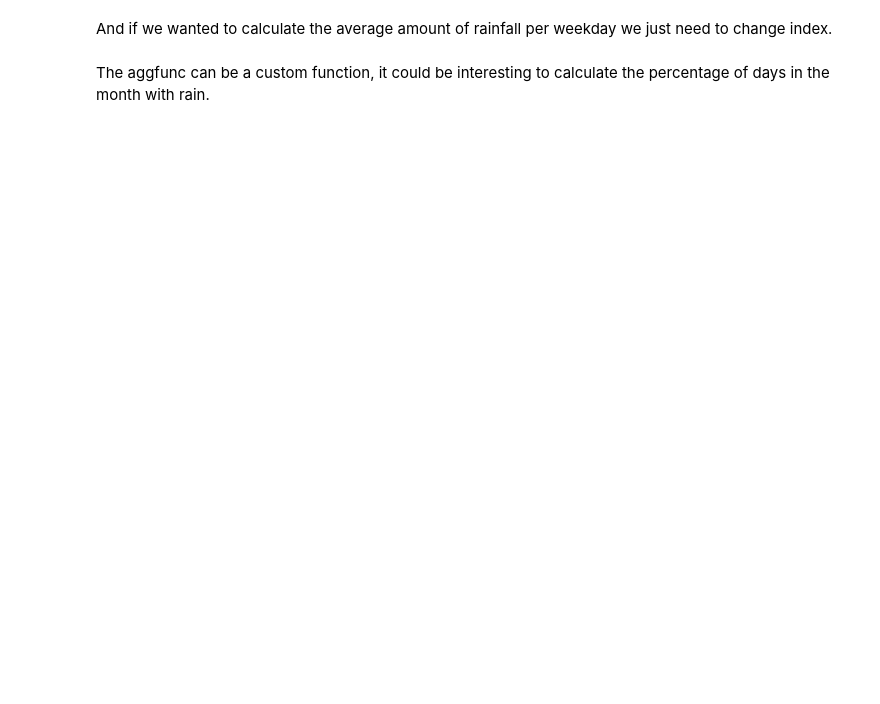
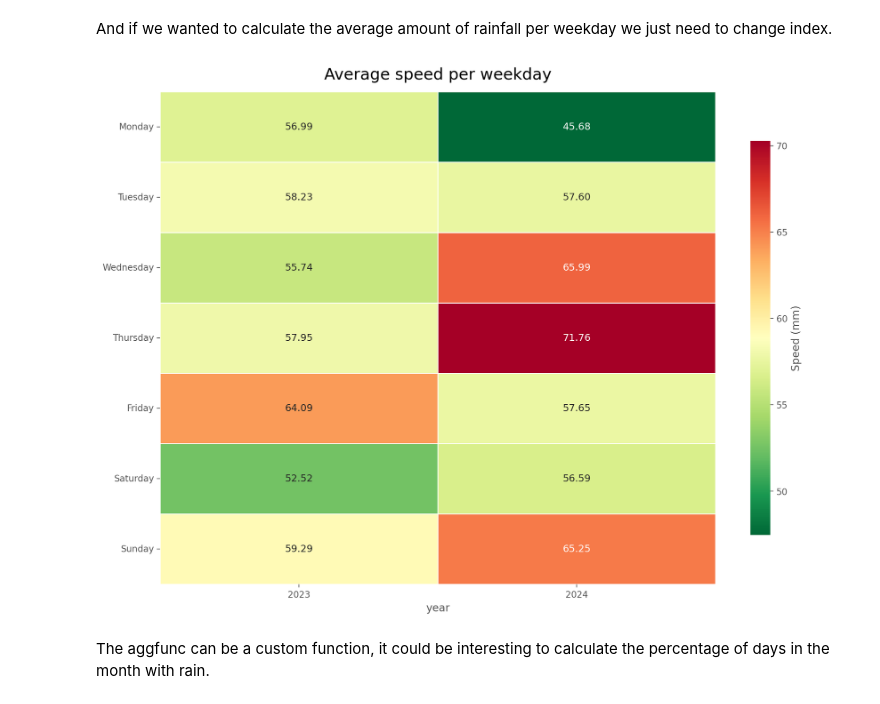
Before and after one commit to cachatj/RZR-Rider-Profile-Dashboard, a Jupyter notebook: EDA on Meteo Data.ipynb, the cells around one changed output. Drawn from its saved outputs; the diff is of its cells as text; code cells hidden in the pictures; blank space fills up the shorter version.

```diff
--- a/EDA on Meteo Data.ipynb
+++ b/EDA on Meteo Data.ipynb
@@ -130,9 +179,11 @@ plot_heatmap(all_month_year_sum_df, 'Total Precipitations')
 # %% [markdown]
 And if we wanted to calculate the average amount of rainfall per weekday we just need to change index.
 # %%
-all_weekday_year_df = pd.pivot_table(df, values="precipitation",index=["weekday"], columns=["year"], fill_value=0.0)
+all_weekday_year_df = pd.pivot_table(df, values="speed",index=["weekday"], columns=["year"], fill_value=0.0)
 all_weekday_year_df = all_weekday_year_df.set_index([[calendar.day_name[i] for i in list(all_weekday_year_df.index)]])
-plot_heatmap(all_weekday_year_df, 'Average Precipitation per weekday')
+plot_heatmap(all_weekday_year_df, 'Average speed per weekday')
+# %% [output]
+[figure, added]
 # %% [markdown]
 The aggfunc can be a custom function, it could be interesting to calculate the percentage of days in the month with rain.
 # %%
```
Also changed, not shown: parts of 33 cells of this notebook, 8 other files.
